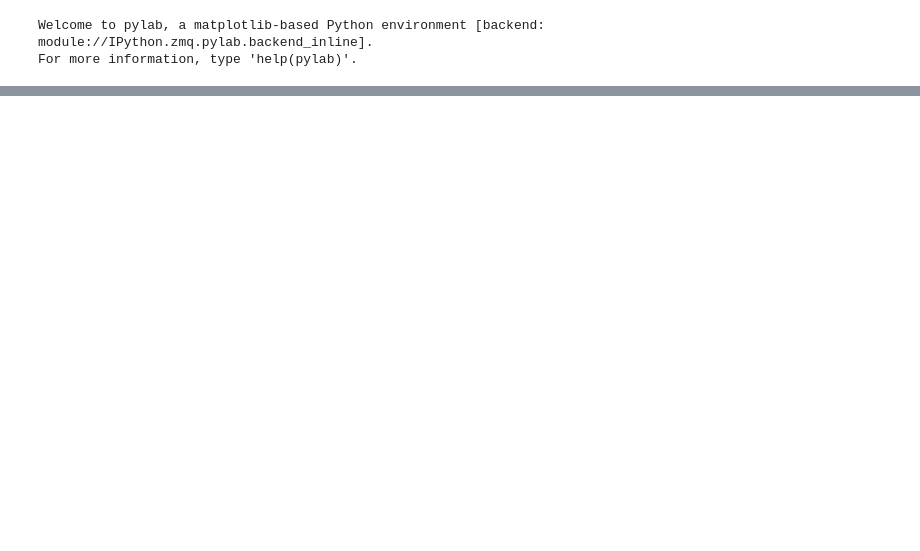
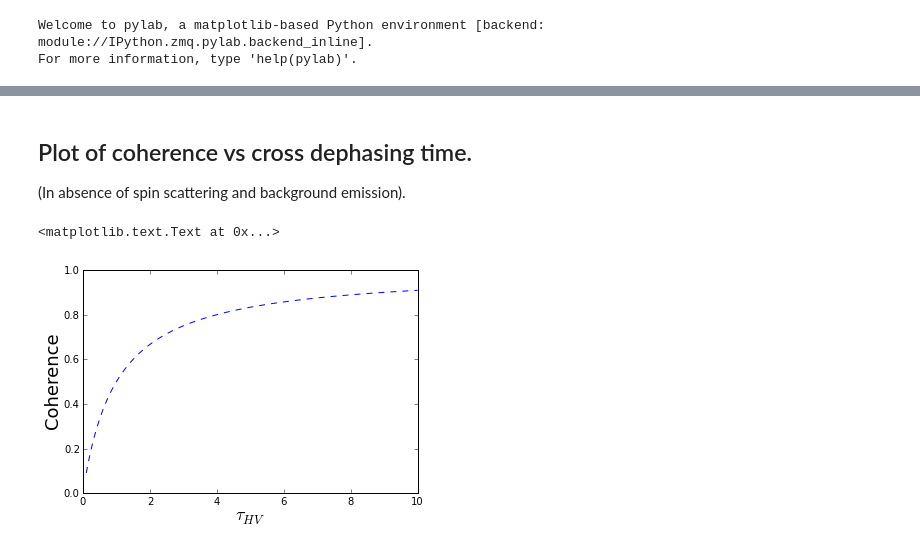
Before and after one commit to eoinmurray/icarus, a Jupyter notebook: notebooks/Degree of corrolation ratios.ipynb, the cells around one changed output, grey strips where cells are left out. Cells and saved outputs as stored; diff of their text form; code cells hidden in the pictures; blank space fills up the shorter version.

```diff
--- a/notebooks/Degree of corrolation ratios.ipynb
+++ b/notebooks/Degree of corrolation ratios.ipynb
@@ -65,0 +91,12 @@ In the reasonably realistic background range of 0 -> 0.3 the ratios of grect to
+# %% [markdown]
+## Plot of coherence vs cross dephasing time.
+(In absence of spin scattering and background emission).
+# %%
+crosstau_temp = np.linspace(0.1, 10, 500)
+coherence_temp = 1./(1. + 1./crosstau_temp)
+
+plt.plot(crosstau_temp, coherence_temp, 'b--')
+plt.xlabel('$\\tau_{HV}$', fontsize=18) ; plt.ylabel('Coherence', fontsize=18)
+# %% [output]
+<matplotlib.text.Text at 0x...>
+[figure, added]
```
Also changed, not shown: parts of 20 cells of this notebook, 5 other files.
